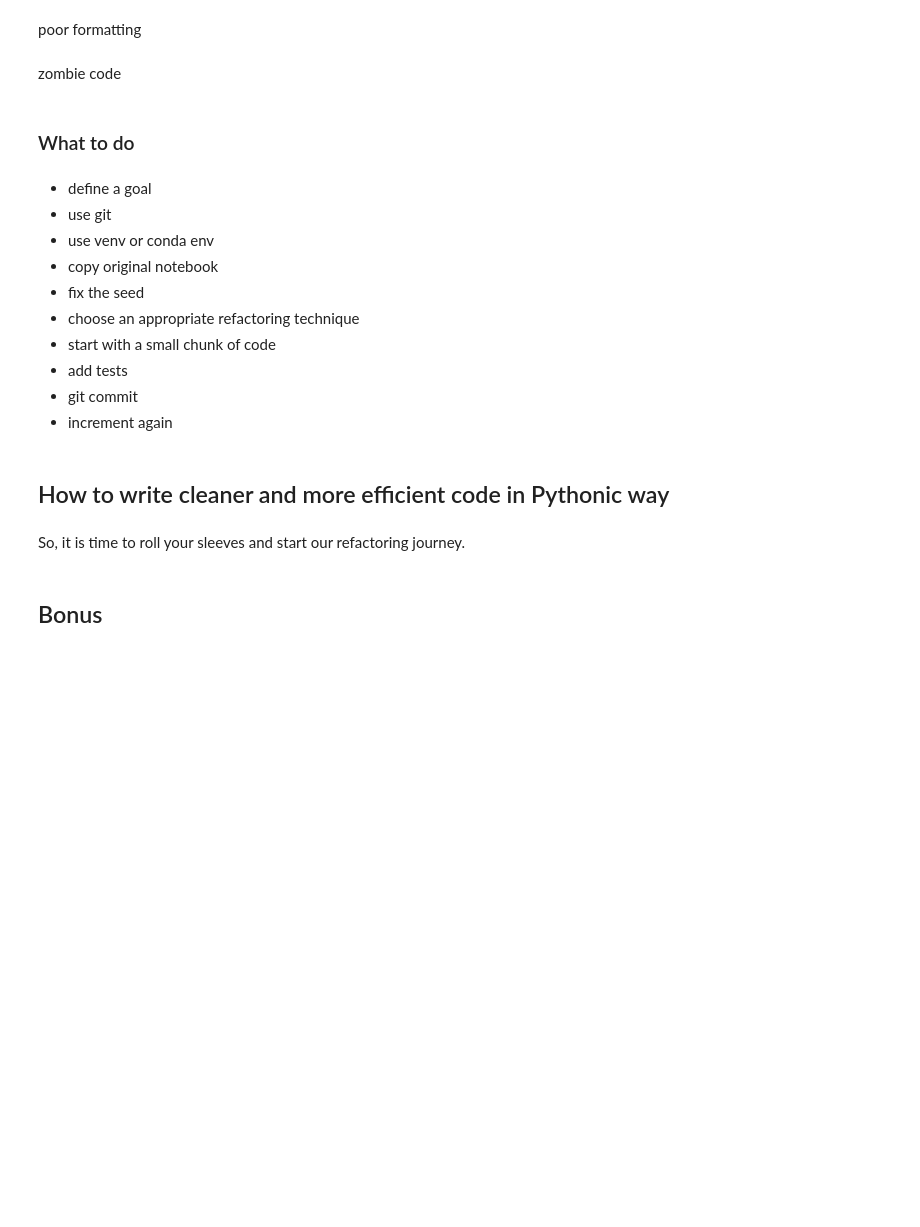
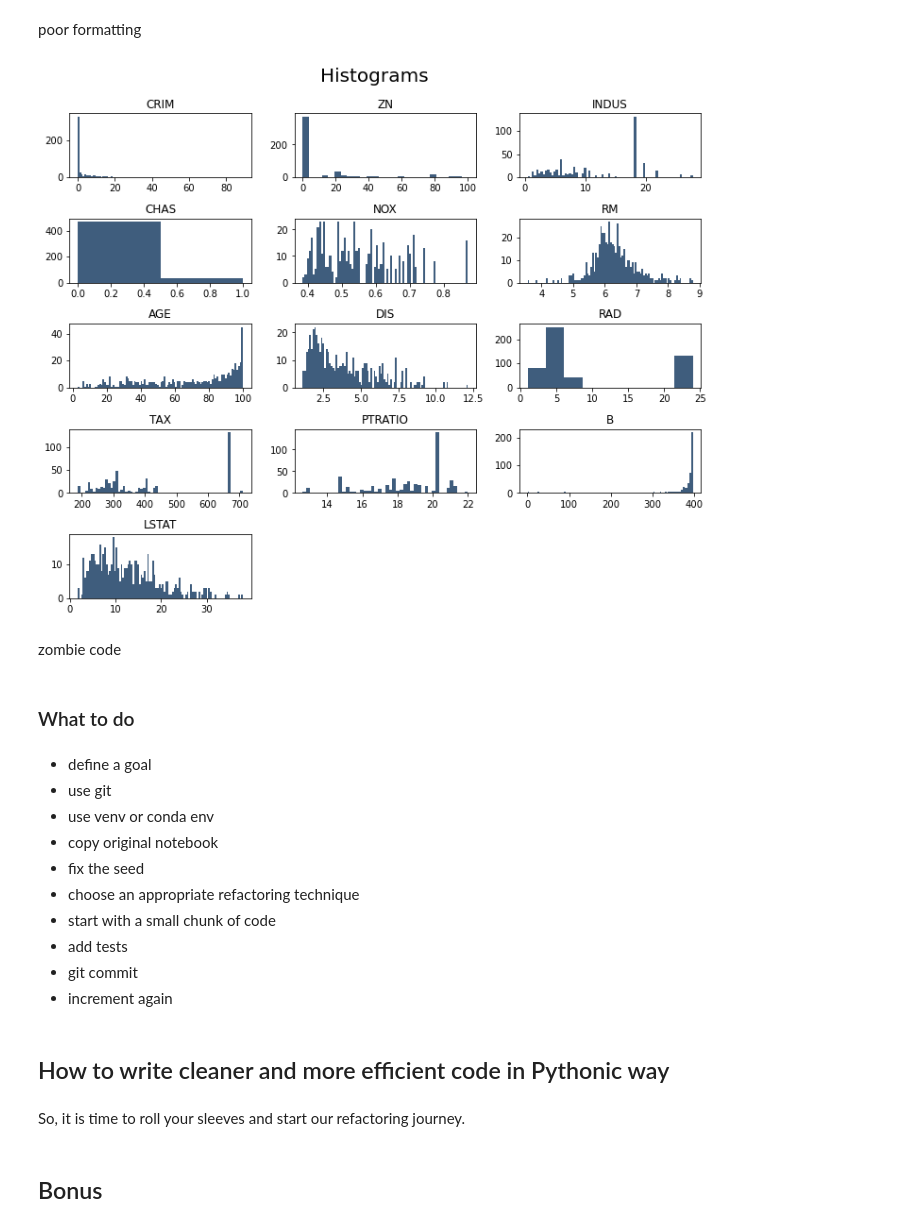
Before and after one commit to pyladiesams/Jupyter-refactoring-beginner-jul2020, a Jupyter notebook: workshop/jupyter_refactoring_workshop.ipynb, the cells around one changed output. Saved outputs shown, nothing was run; the diff lists cells and outputs as text; code cells hidden in the pictures; blank space fills up the shorter version.

```diff
--- a/workshop/jupyter_refactoring_workshop.ipynb
+++ b/workshop/jupyter_refactoring_workshop.ipynb
@@ -156,4 +228,16 @@ negative logic
 # %% [markdown]
 poor formatting
+# %%
+fig=plt.figure( figsize=(10, 10) ); plt.suptitle( 'Histograms', fontsize=20 )
+for i in range(df2.shape[1]):
+    plt.subplot( 6,3,i+1);f = plt.gca();f.set_title(df2.columns.values[i])
+
+    vals = np.size(df2.iloc[:, i].unique())
+    if vals>=100: vals=100
+
+    plt.hist(df2.iloc[:, i], bins=vals, color='#3F5D7D')
+plt.tight_layout(rect=[0, 0.03, 1, 0.95])
+# %% [output]
+[figure, added]
 # %% [markdown]
 zombie code
```
Also changed, not shown: parts of 8 cells of this notebook.
